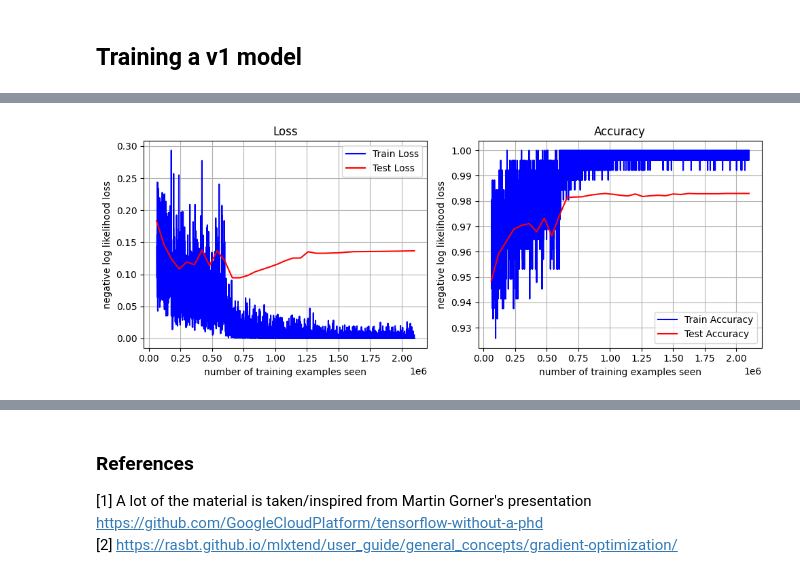
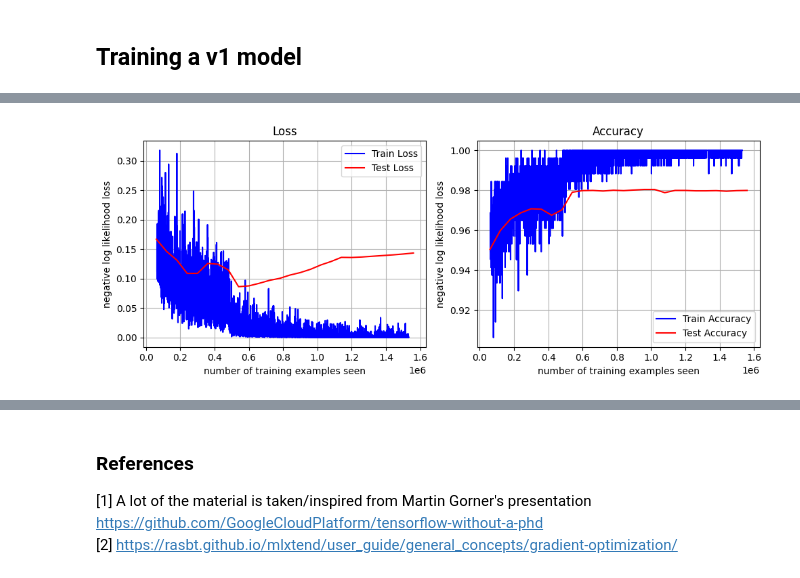
Before and after one commit to 2absolutes/mnist_pytorch_tutorial, a Jupyter notebook: mnist_pytorch.ipynb, the cells around one changed output, grey strips where cells are left out. Saved outputs shown, nothing was run; the diff lists cells and outputs as text; code cells hidden in the pictures.

```diff
--- a/mnist_pytorch.ipynb
+++ b/mnist_pytorch.ipynb
@@ -341,20 +340,20 @@ Peak Train Accuracy :1.0
 # %%
 fig, ax = plt.subplots(1, 2, figsize=(10,4))
-ax[0].plot(train_counter[250:], train_losses[250:], label = "Train Loss", color='blue')
-ax[0].plot(test_counter[1:], test_losses[1:], label = "Test Loss", color='red')
+ax[0].plot(train_counter[250:6000], train_losses[250:6000], label = "Train Loss", color='blue')
+ax[0].plot(test_counter[1:27], test_losses[1:27], label = "Test Loss", color='red')
 ax[0].set_title("Loss")
 ax[0].legend(loc="upper right")
 ax[0].set_xlabel('number of training examples seen')
 ax[0].set_ylabel('negative log likelihood loss')
 ax[0].grid(True)
 
-ax[1].plot(train_counter[250:], train_accuracy[250:], label = "Train Accuracy", color='blue')
-ax[1].plot(test_counter[1:], test_accuracy[1:], label = "Test Accuracy", color='red')
+ax[1].plot(train_counter[250:6000], train_accuracy[250:6000], label = "Train Accuracy", color='blue')
+ax[1].plot(test_counter[1:27], test_accuracy[1:27], label = "Test Accuracy", color='red')
 ax[1].set_title("Accuracy")
 ax[1].legend(loc="lower right")
 ax[1].set_xlabel('number of training examples seen')
 ax[1].set_ylabel('negative log likelihood loss')
 ax[1].grid(True)
 plt.tight_layout(h_pad=5)
 # %% [output]
-[figure, old version]
+[figure, new version]
```
Also changed, not shown: parts of 14 cells of this notebook, 3 other files.
